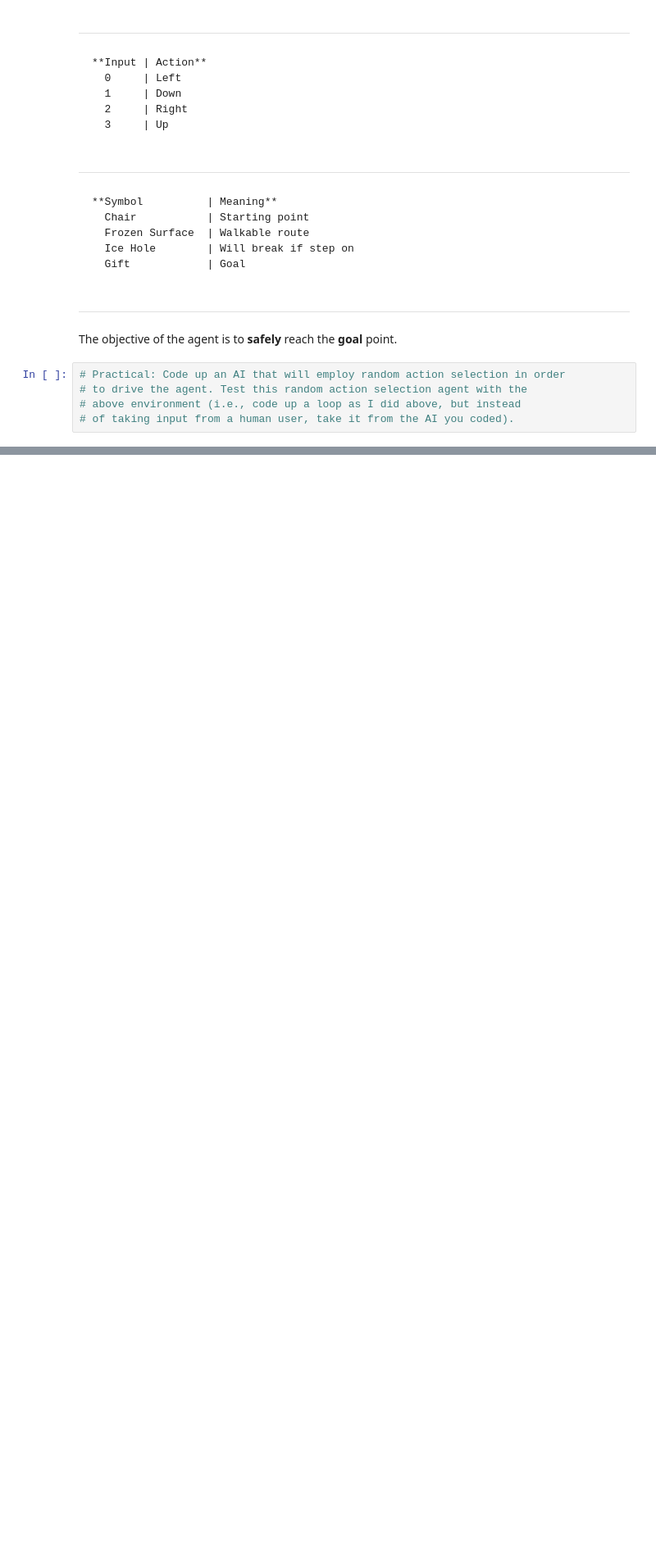
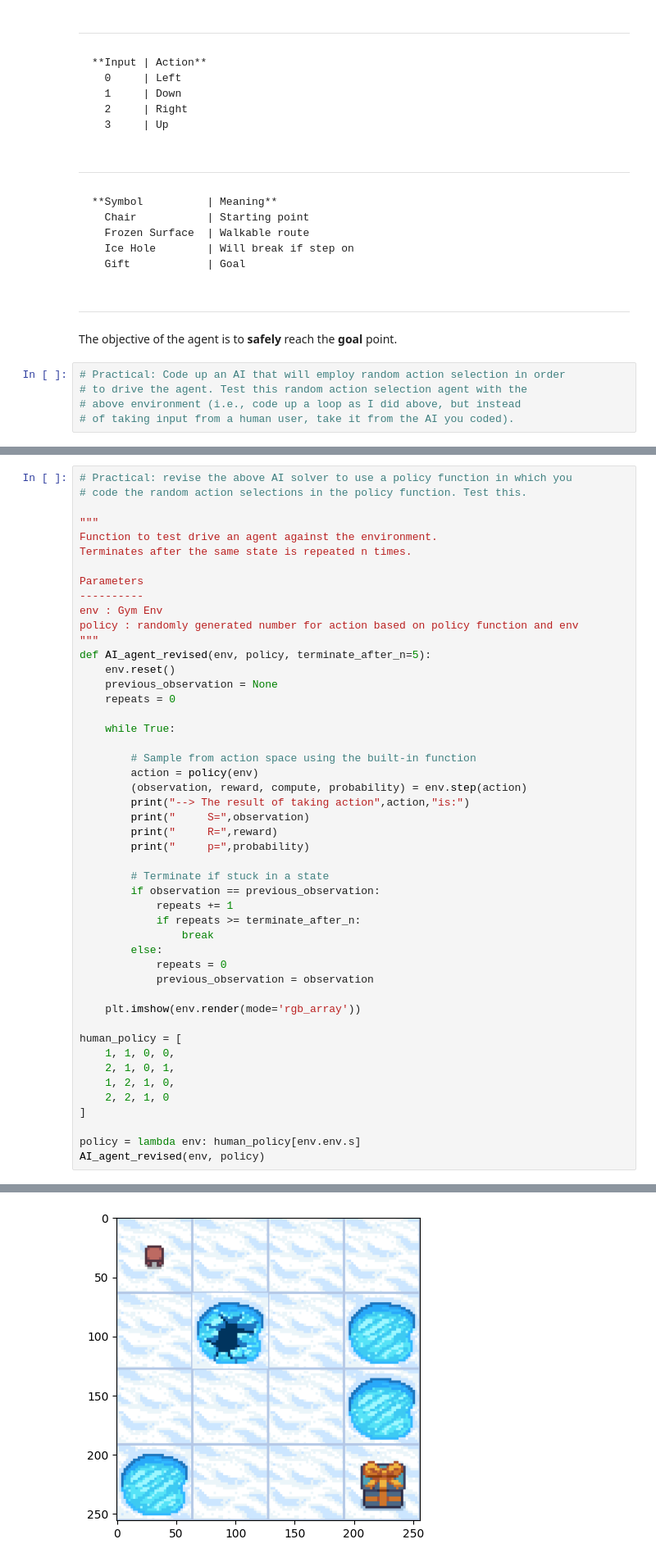
Before and after one commit to petapeanut/Assignment1, a Jupyter notebook: A1_DynProg.ipynb, the cells around one changed output, grey strips where cells are left out. Shown: that part at 82% size. Cells and saved outputs as stored; diff of their text form; blank space fills up the shorter version.

```diff
--- a/A1_DynProg.ipynb
+++ b/A1_DynProg.ipynb
@@ -210,0 +247,49 @@ play_agent(env, policy)
+# %%
+# Practical: revise the above AI solver to use a policy function in which you
+# code the random action selections in the policy function. Test this.
+
+"""
+Function to test drive an agent against the environment.
+Terminates after the same state is repeated n times.
+
+Parameters
+----------
+env : Gym Env
+policy : randomly generated number for action based on policy function and env
+"""
+def AI_agent_revised(env, policy, terminate_after_n=5):
+    env.reset()
+    previous_observation = None
+    repeats = 0
+
+    while True:
+
+        # Sample from action space using the built-in function
+        action = policy(env)
+        (observation, reward, compute, probability) = env.step(action)
+        print("--> The result of taking action",action,"is:")
+        print("     S=",observation)
+        print("     R=",reward)
+        print("     p=",probability)
+
+        # Terminate if stuck in a state
+        if observation == previous_observation:
+            repeats += 1
+            if repeats >= terminate_after_n:
+                break
+        else:
+            repeats = 0
+            previous_observation = observation
+
+    plt.imshow(env.render(mode='rgb_array'))
+
+human_policy = [
+    1, 1, 0, 0,
+    2, 1, 0, 1,
+    1, 2, 1, 0,
+    2, 2, 1, 0
+]
+
+policy = lambda env: human_policy[env.env.s]
+AI_agent_revised(env, policy)
+# %% [output]
@@ -210,0 +315 @@ play_agent(env, policy)
+[figure, added]
```
Also changed, not shown: parts of 11 cells of this notebook.
